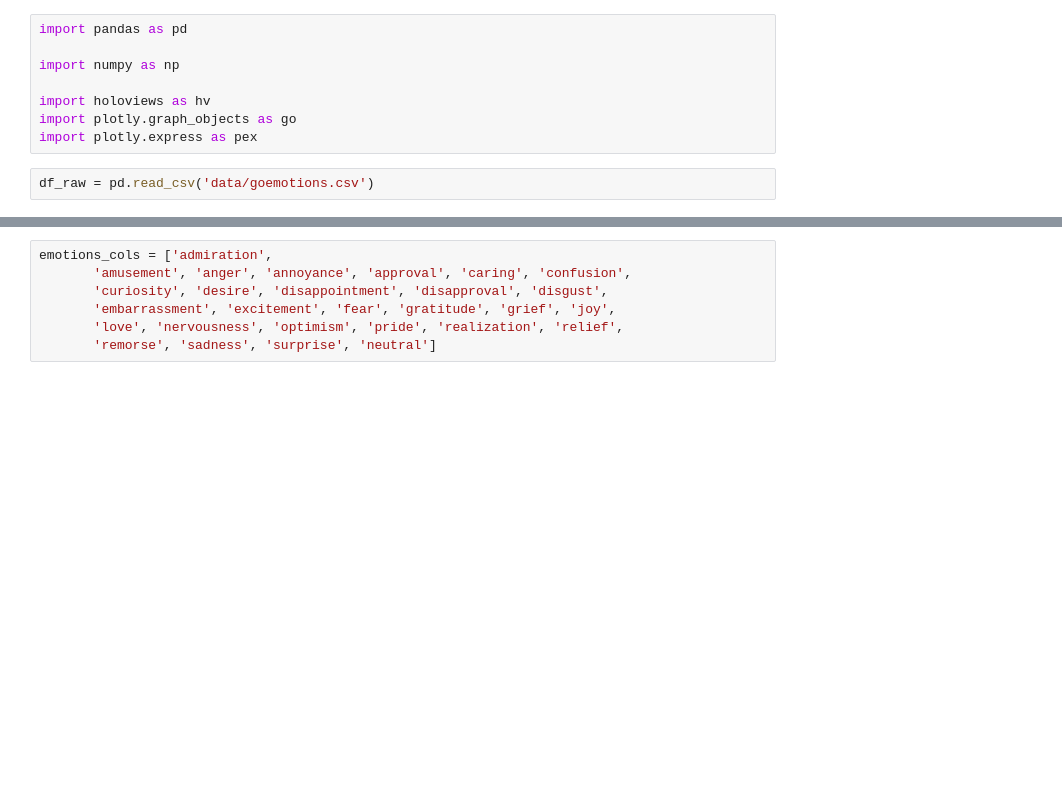
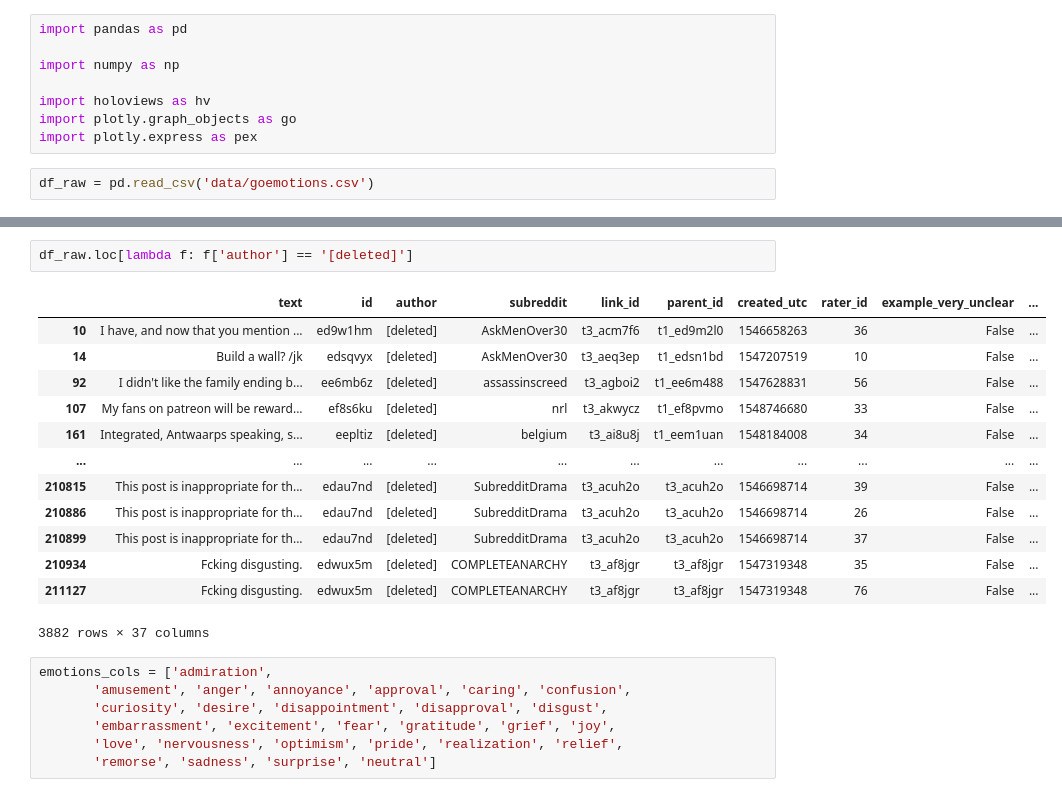
Before and after one commit to 6859-sp21/final-project-emotion-reddit-posts, a Jupyter notebook: preprocessing.ipynb, the cells around one changed output, grey strips where cells are left out. Saved outputs shown, nothing was run; the diff lists cells and outputs as text; blank space fills up the shorter version.

```diff
--- a/preprocessing.ipynb
+++ b/preprocessing.ipynb
@@ -11,3 +37,19 @@ df_raw = pd.read_csv('data/goemotions.csv')
+# %%
+df_raw.loc[lambda f: f['author'] == '[deleted]']
+# %% [output]
+|  | text | id | author | subreddit | link_id | parent_id | created_utc | rater_id | example_very_unclear | ... |
+| 10 | I have, and now that you mention ... | ed9w1hm | [deleted] | AskMenOver30 | t3_acm7f6 | t1_ed9m2l0 | 1546658263 | 36 | False | ... |
+| 14 | Build a wall? /jk | edsqvyx | [deleted] | AskMenOver30 | t3_aeq3ep | t1_edsn1bd | 1547207519 | 10 | False | ... |
+| 92 | I didn't like the family ending b... | ee6mb6z | [deleted] | assassinscreed | t3_agboi2 | t1_ee6m488 | 1547628831 | 56 | False | ... |
+| 107 | My fans on patreon will be reward... | ef8s6ku | [deleted] | nrl | t3_akwycz | t1_ef8pvmo | 1548746680 | 33 | False | ... |
+| 161 | Integrated, Antwaarps speaking, s... | eepltiz | [deleted] | belgium | t3_ai8u8j | t1_eem1uan | 1548184008 | 34 | False | ... |
+| ... | ... | ... | ... | ... | ... | ... | ... | ... | ... | ... |
+| 210815 | This post is inappropriate for th... | edau7nd | [deleted] | SubredditDrama | t3_acuh2o | t3_acuh2o | 1546698714 | 39 | False | ... |
+| 210886 | This post is inappropriate for th... | edau7nd | [deleted] | SubredditDrama | t3_acuh2o | t3_acuh2o | 1546698714 | 26 | False | ... |
+| 210899 | This post is inappropriate for th... | edau7nd | [deleted] | SubredditDrama | t3_acuh2o | t3_acuh2o | 1546698714 | 37 | False | ... |
+| 210934 | Fcking disgusting. | edwux5m | [deleted] | COMPLETEANARCHY | t3_af8jgr | t3_af8jgr | 1547319348 | 35 | False | ... |
+| 211127 | Fcking disgusting. | edwux5m | [deleted] | COMPLETEANARCHY | t3_af8jgr | t3_af8jgr | 1547319348 | 76 | False | ... |
+3882 rows × 37 columns
 # %%
 emotions_cols = ['admiration',
        'amusement', 'anger', 'annoyance', 'approval', 'caring', 'confusion',
```
Also changed, not shown: parts of 4 cells of this notebook, 3 other files.
